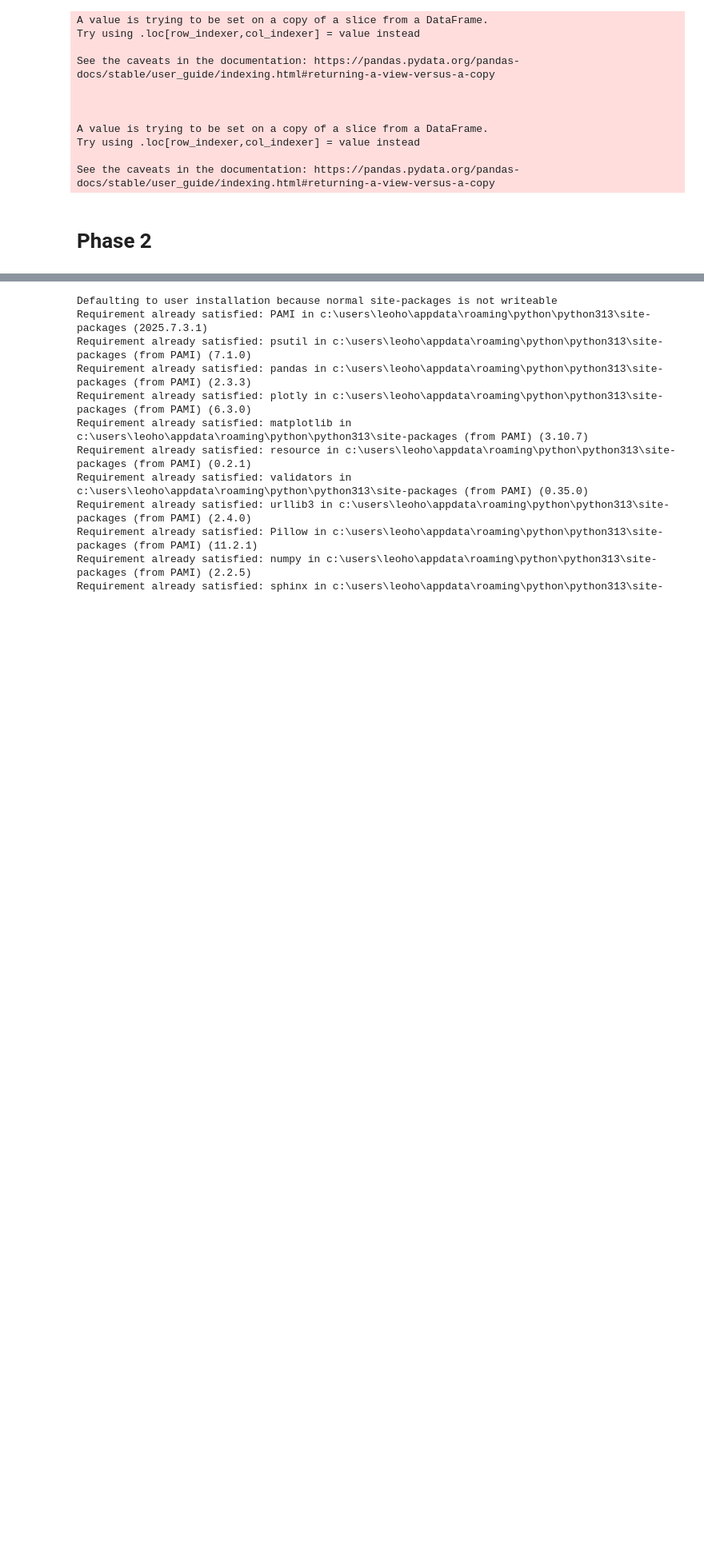
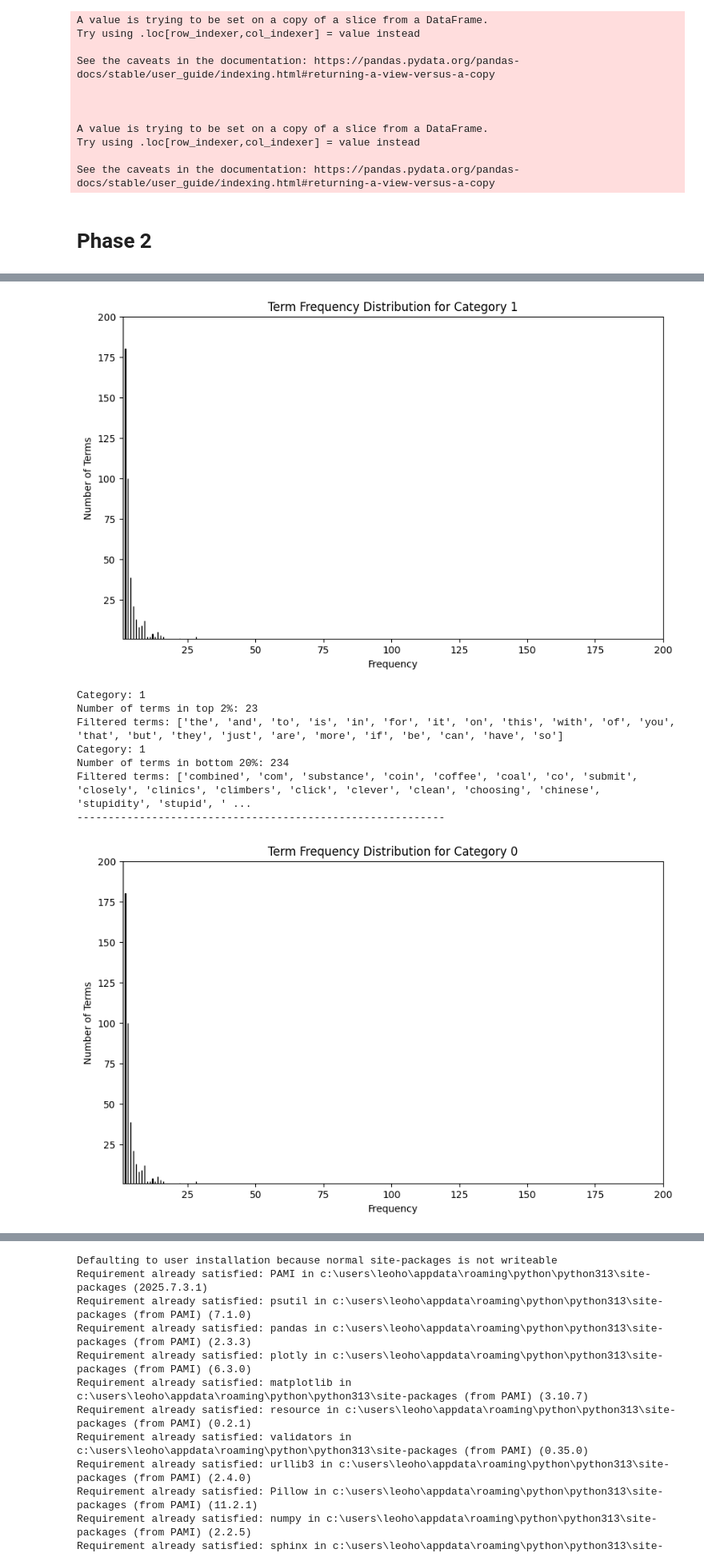
Before and after one commit to leo66ho/DM2025-Lab1-Exercise, a Jupyter notebook: DM2025-Lab1-Homework.ipynb, the cells around one changed output, grey strips where cells are left out. Shown at 80% size. Drawn from its saved outputs; the diff is of its cells as text; code cells hidden in the pictures; blank space fills up the shorter version.

```diff
--- a/DM2025-Lab1-Homework.ipynb
+++ b/DM2025-Lab1-Homework.ipynb
@@ -334,0 +352,14 @@ Filtered terms: ['responds', '4x', '4d', '4900', '4271', '42', 'resilient', '300
+# %%
+tf_analyzer(1)
+tf_analyzer(0)
+tf_analyzer(-1)
+# %% [output]
+[figure, added]
+Category: 1
+Number of terms in top 2%: 23
+Filtered terms: ['the', 'and', 'to', 'is', 'in', 'for', 'it', 'on', 'this', 'with', 'of', 'you', 'that', 'but', 'they', 'just', 'are', 'more', 'if', 'be', 'can', 'have', 'so']
+Category: 1
+Number of terms in bottom 20%: 234
+Filtered terms: ['combined', 'com', 'substance', 'coin', 'coffee', 'coal', 'co', 'submit', 'closely', 'clinics', 'climbers', 'click', 'clever', 'clean', 'choosing', 'chinese', 'stupidity', 'stupid', ' ...
+-----------------------------------------------------------
+[figure, added]
```
Also changed, not shown: parts of 44 cells of this notebook.
